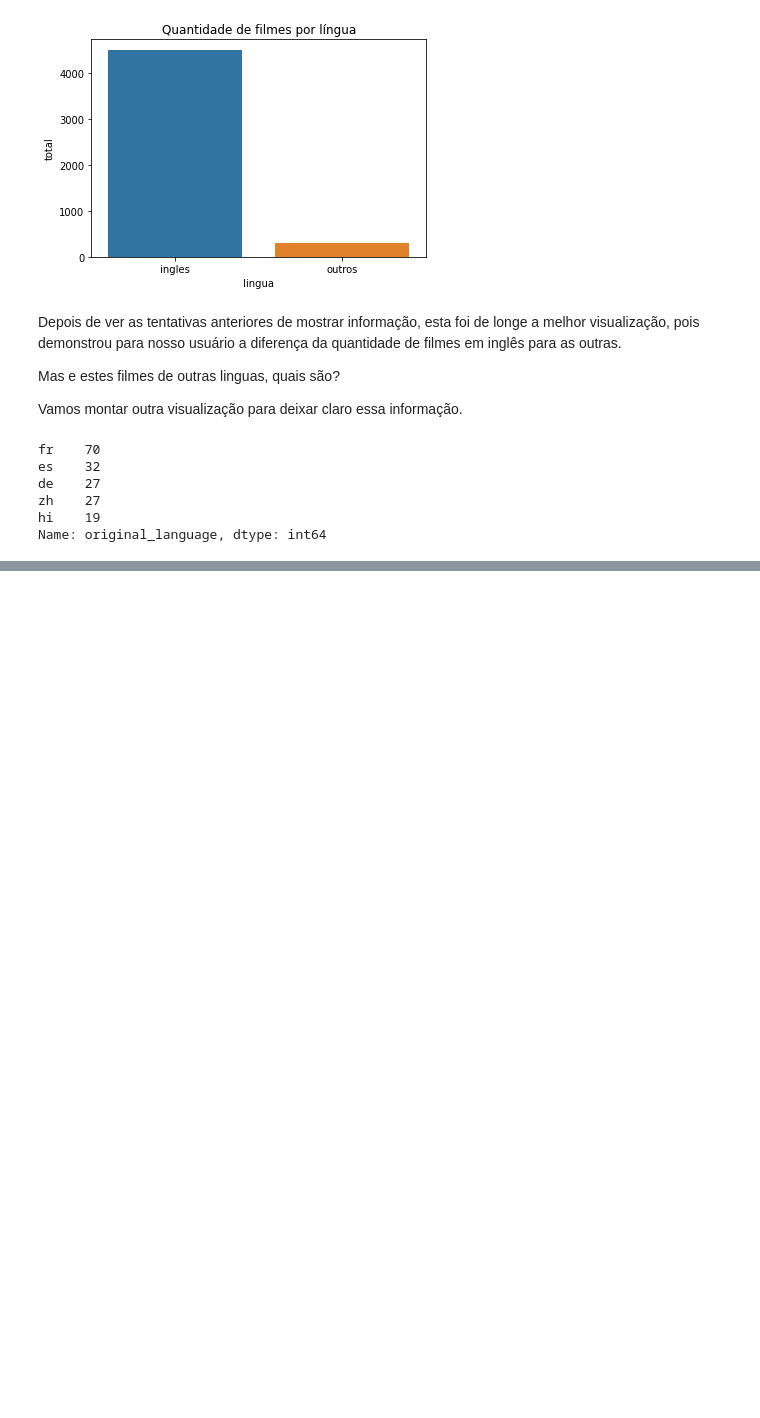
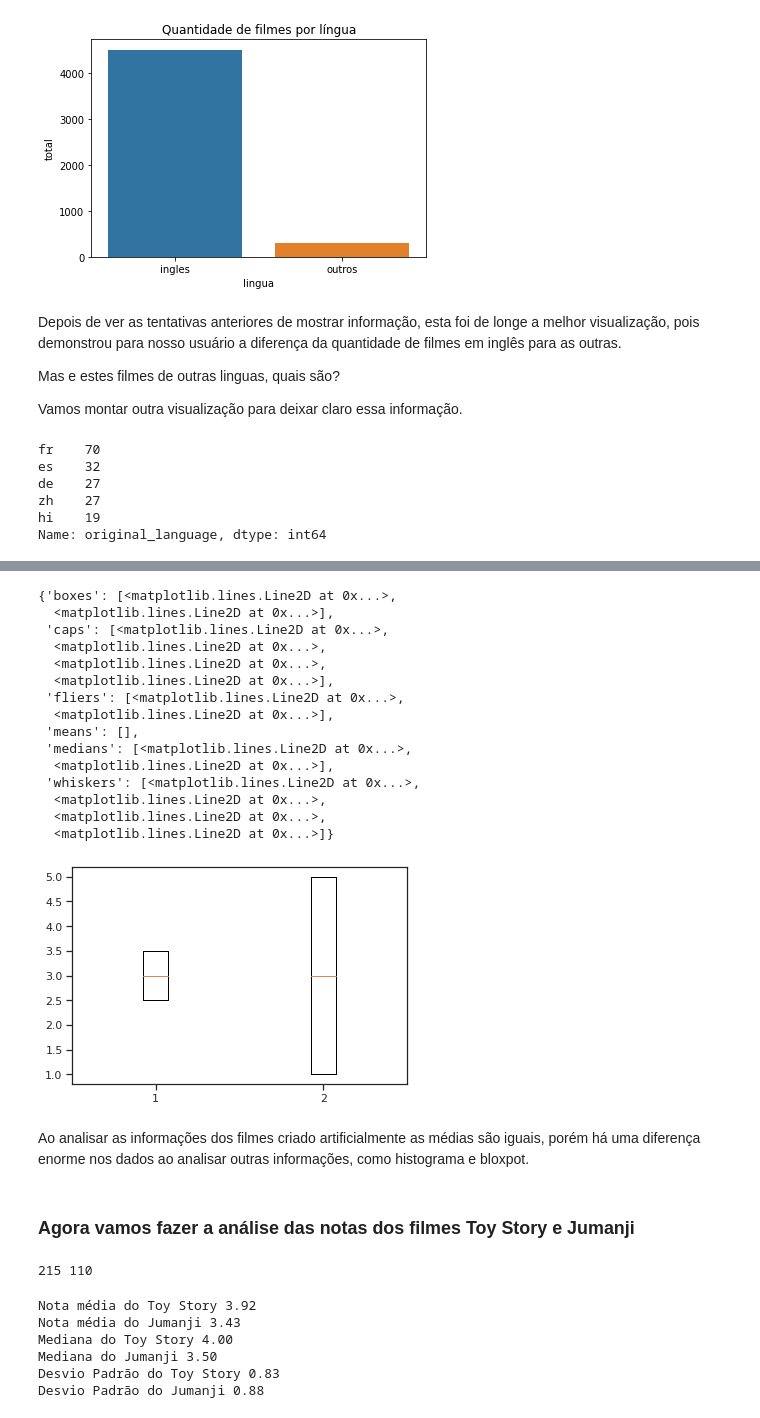
Before and after one commit to laurivansareta/introducao-a-data-science, a Jupyter notebook: Introdução_a_Data_Science.ipynb, the cells around one changed output, grey strips where cells are left out. Cells and saved outputs as stored; diff of their text form; code cells hidden in the pictures; blank space fills up the shorter version.

```diff
--- a/Introdução_a_Data_Science.ipynb
+++ b/Introdução_a_Data_Science.ipynb
@@ -453,0 +479,46 @@ sns.catplot(x="original_language",
+# %%
+
+plt.boxplot([filme1,filme2])
+# %% [output]
+{'boxes': [<matplotlib.lines.Line2D at 0x...>,
+  <matplotlib.lines.Line2D at 0x...>],
+ 'caps': [<matplotlib.lines.Line2D at 0x...>,
+  <matplotlib.lines.Line2D at 0x...>,
+  <matplotlib.lines.Line2D at 0x...>,
+  <matplotlib.lines.Line2D at 0x...>],
+ 'fliers': [<matplotlib.lines.Line2D at 0x...>,
+  <matplotlib.lines.Line2D at 0x...>],
+ 'means': [],
+ 'medians': [<matplotlib.lines.Line2D at 0x...>,
+  <matplotlib.lines.Line2D at 0x...>],
+ 'whiskers': [<matplotlib.lines.Line2D at 0x...>,
+  <matplotlib.lines.Line2D at 0x...>,
+  <matplotlib.lines.Line2D at 0x...>,
+  <matplotlib.lines.Line2D at 0x...>]}
+[figure, added]
+# %% [markdown]
+Ao analisar as informações dos filmes criado artificialmente as médias são iguais, porém há uma diferença enorme nos dados ao analisar outras informações, como histograma e bloxpot.
+# %% [markdown]
+### Agora vamos fazer a análise das notas dos filmes Toy Story e Jumanji
+# %%
+notas_do_toy_story = notas.query("filmeId==1")
+notas_do_jumanji = notas.query("filmeId==2")
+print(len(notas_do_toy_story), len(notas_do_jumanji))
+# %% [output]
+215 110
+# %%
+print("Nota média do Toy Story %.2f" % notas_do_toy_story.nota.mean())
+print("Nota média do Jumanji %.2f" % notas_do_jumanji.nota.mean())
+
+print("Mediana do Toy Story %.2f" % notas_do_toy_story.nota.median())
+print("Mediana do Jumanji %.2f" % notas_do_jumanji.nota.median())
+
+print("Desvio Padrão do Toy Story %.2f" % notas_do_toy_story.nota.std())
+print("Desvio Padrão do Jumanji %.2f" % notas_do_jumanji.nota.std())
+# %% [output]
+Nota média do Toy Story 3.92
+Nota média do Jumanji 3.43
+Mediana do Toy Story 4.00
+Mediana do Jumanji 3.50
+Desvio Padrão do Toy Story 0.83
+Desvio Padrão do Jumanji 0.88
```
Also changed, not shown: parts of 18 cells of this notebook.
